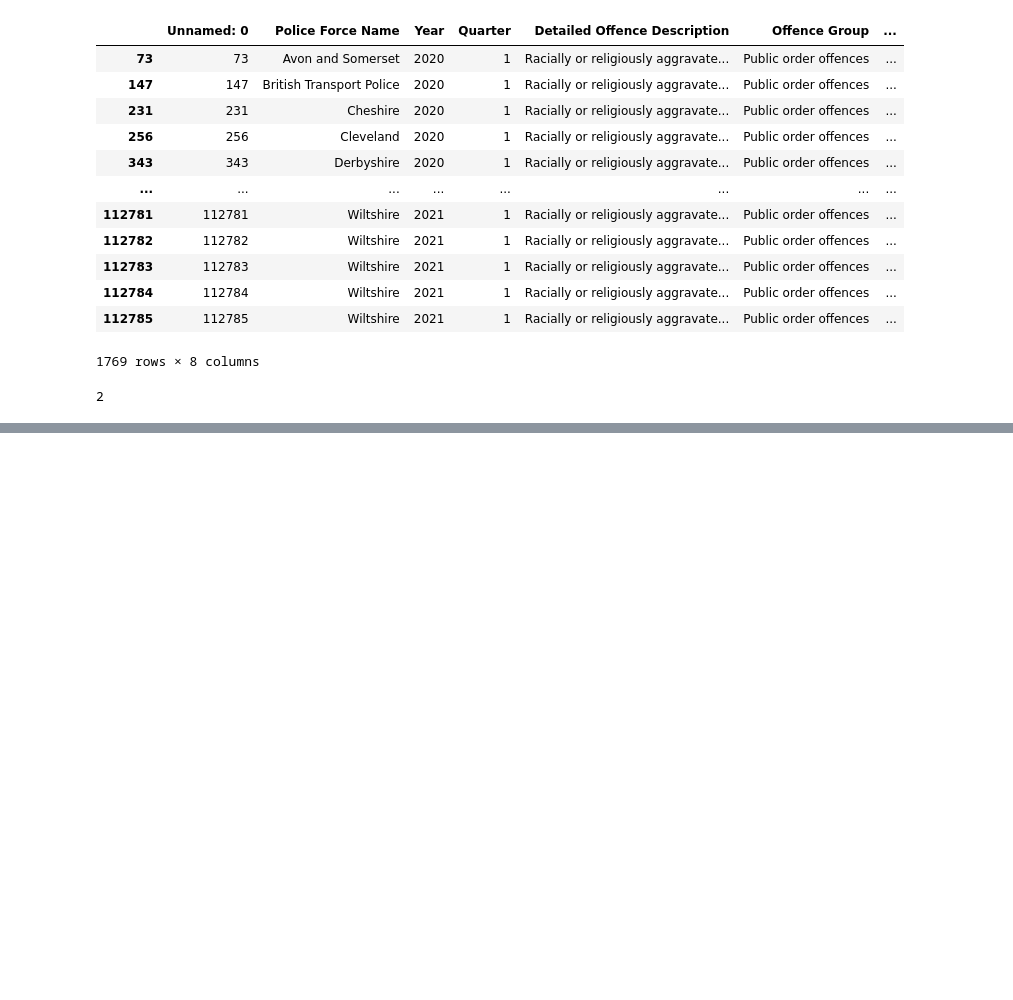
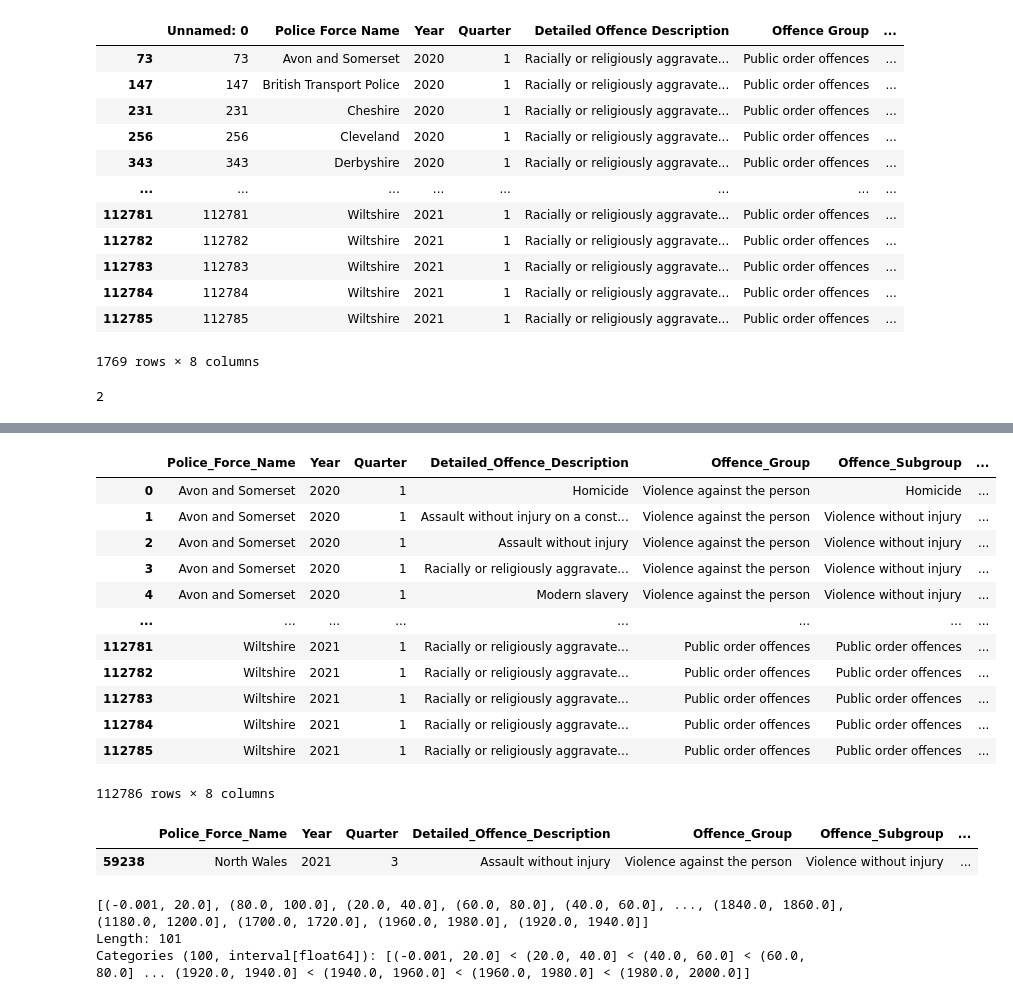
Before and after one commit to elliot-linsey/QMUL, a Jupyter notebook: EOY Project/Untitled.ipynb, the cells around one changed output, grey strips where cells are left out. Saved outputs shown, nothing was run; the diff lists cells and outputs as text; code cells hidden in the pictures; blank space fills up the shorter version.

```diff
--- a/EOY Project/Untitled.ipynb
+++ b/EOY Project/Untitled.ipynb
@@ -129,0 +185,28 @@ df2['Quarter'].nunique()
+# %%
+df4['Arrests_Ranked'] = pd.cut(df4.Number_of_Arrests,bins=np.arange(0,2020,20),include_lowest=True)
+df4
+# %% [output]
+|  | Police_Force_Name | Year | Quarter | Detailed_Offence_Description | Offence_Group | Offence_Subgroup | ... |
+| 0 | Avon and Somerset | 2020 | 1 | Homicide | Violence against the person | Homicide | ... |
+| 1 | Avon and Somerset | 2020 | 1 | Assault without injury on a const... | Violence against the person | Violence without injury | ... |
+| 2 | Avon and Somerset | 2020 | 1 | Assault without injury | Violence against the person | Violence without injury | ... |
+| 3 | Avon and Somerset | 2020 | 1 | Racially or religiously aggravate... | Violence against the person | Violence without injury | ... |
+| 4 | Avon and Somerset | 2020 | 1 | Modern slavery | Violence against the person | Violence without injury | ... |
+| ... | ... | ... | ... | ... | ... | ... | ... |
+| 112781 | Wiltshire | 2021 | 1 | Racially or religiously aggravate... | Public order offences | Public order offences | ... |
+| 112782 | Wiltshire | 2021 | 1 | Racially or religiously aggravate... | Public order offences | Public order offences | ... |
+| 112783 | Wiltshire | 2021 | 1 | Racially or religiously aggravate... | Public order offences | Public order offences | ... |
+| 112784 | Wiltshire | 2021 | 1 | Racially or religiously aggravate... | Public order offences | Public order offences | ... |
+| 112785 | Wiltshire | 2021 | 1 | Racially or religiously aggravate... | Public order offences | Public order offences | ... |
+112786 rows × 8 columns
+# %%
+df4[df4.Number_of_Arrests == 1987]
+# %% [output]
+|  | Police_Force_Name | Year | Quarter | Detailed_Offence_Description | Offence_Group | Offence_Subgroup | ... |
+| 59238 | North Wales | 2021 | 3 | Assault without injury | Violence against the person | Violence without injury | ... |
+# %%
+df4.Arrests_Ranked.unique()
+# %% [output]
+[(-0.001, 20.0], (80.0, 100.0], (20.0, 40.0], (60.0, 80.0], (40.0, 60.0], ..., (1840.0, 1860.0], (1180.0, 1200.0], (1700.0, 1720.0], (1960.0, 1980.0], (1920.0, 1940.0]]
+Length: 101
+Categories (100, interval[float64]): [(-0.001, 20.0] < (20.0, 40.0] < (40.0, 60.0] < (60.0, 80.0] ... (1920.0, 1940.0] < (1940.0, 1960.0] < (1960.0, 1980.0] < (1980.0, 2000.0]]
```
Also changed, not shown: parts of 16 cells of this notebook, 6 other files.
